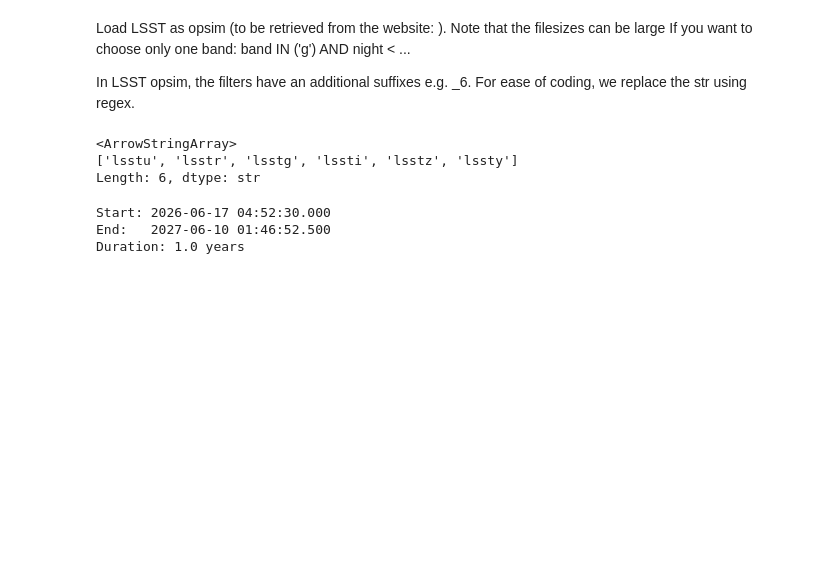
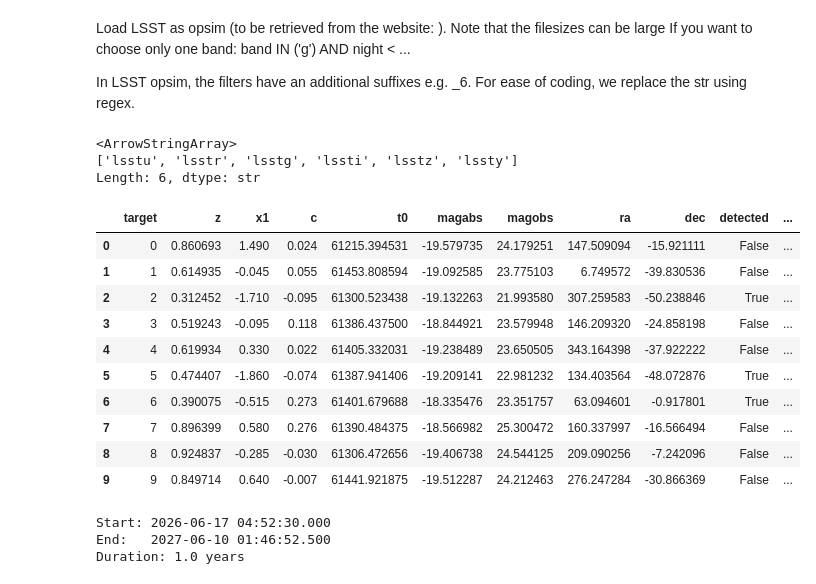
Before and after one commit to krissylla/TransientSimulation, a Jupyter notebook: skysurvey_detections.ipynb, the cells around one changed output. Cells and saved outputs as stored; diff of their text form; code cells hidden in the pictures; blank space fills up the shorter version.

```diff
--- a/skysurvey_detections.ipynb
+++ b/skysurvey_detections.ipynb
@@ -40,6 +40,22 @@ lsst.data["band"].unique()
 <ArrowStringArray>
 ['lsstu', 'lsstr', 'lsstg', 'lssti', 'lsstz', 'lssty']
 Length: 6, dtype: str
+# %%
+import pandas as pd
+# rsync uses scp under the hood but it will only copy new files by checking modification files
+pd.read_parquet("results/detected_000.parquet")
+# %% [output]
+|  | target | z | x1 | c | t0 | magabs | magobs | ra | dec | detected | ... |
+| 0 | 0 | 0.860693 | 1.490 | 0.024 | 61215.394531 | -19.579735 | 24.179251 | 147.509094 | -15.921111 | False | ... |
+| 1 | 1 | 0.614935 | -0.045 | 0.055 | 61453.808594 | -19.092585 | 23.775103 | 6.749572 | -39.830536 | False | ... |
+| 2 | 2 | 0.312452 | -1.710 | -0.095 | 61300.523438 | -19.132263 | 21.993580 | 307.259583 | -50.238846 | True | ... |
+| 3 | 3 | 0.519243 | -0.095 | 0.118 | 61386.437500 | -18.844921 | 23.579948 | 146.209320 | -24.858198 | False | ... |
+| 4 | 4 | 0.619934 | 0.330 | 0.022 | 61405.332031 | -19.238489 | 23.650505 | 343.164398 | -37.922222 | False | ... |
+| 5 | 5 | 0.474407 | -1.860 | -0.074 | 61387.941406 | -19.209141 | 22.981232 | 134.403564 | -48.072876 | True | ... |
+| 6 | 6 | 0.390075 | -0.515 | 0.273 | 61401.679688 | -18.335476 | 23.351757 | 63.094601 | -0.917801 | True | ... |
+| 7 | 7 | 0.896399 | 0.580 | 0.276 | 61390.484375 | -18.566982 | 25.300472 | 160.337997 | -16.566494 | False | ... |
+| 8 | 8 | 0.924837 | -0.285 | -0.030 | 61306.472656 | -19.406738 | 24.544125 | 209.090256 | -7.242096 | False | ... |
+| 9 | 9 | 0.849714 | 0.640 | -0.007 | 61441.921875 | -19.512287 | 24.212463 | 276.247284 | -30.866369 | False | ... |
 # %%
 #  llod the date range across all the nights
 from astropy.time import Time
```
Also changed, not shown: 2 other files.
